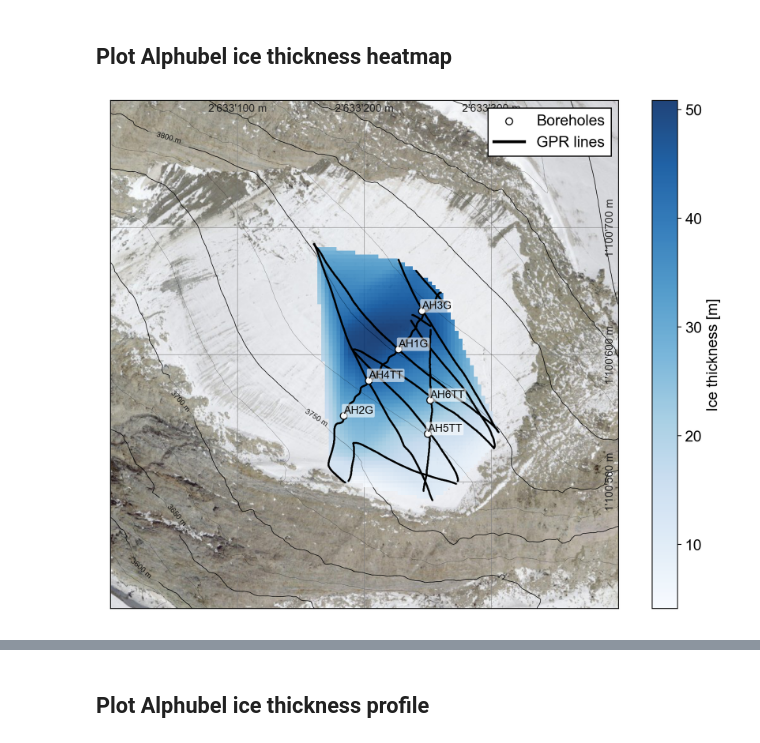
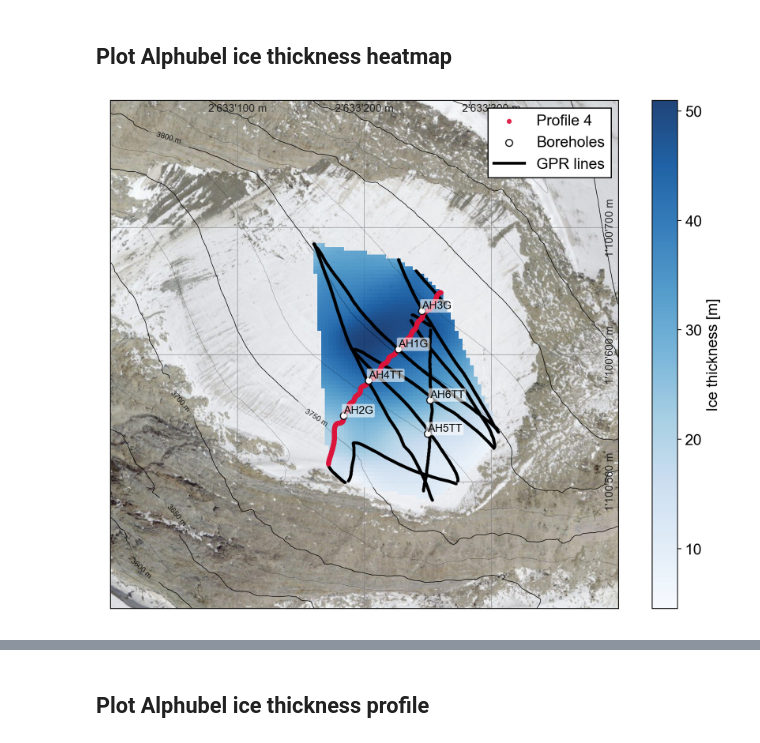
Before and after one commit to sdrocer/polythermal_swiss_glaciers, a Jupyter notebook: processing/analyze_gpr_data.ipynb, the cells around one changed output, grey strips where cells are left out. Drawn from its saved outputs; the diff is of its cells as text; code cells hidden in the pictures.

```diff
--- a/processing/analyze_gpr_data.ipynb
+++ b/processing/analyze_gpr_data.ipynb
@@ -42,7 +43,10 @@ txt_files = [
 # Optional local orthophoto (GeoTIFF). Leave None to use online basemap instead.
 ortho_path = None  # e.g., os.path.join(root_dir, "orthophoto.tif")
 # %%
-points = gpr.load_points_from_txt(txt_files, epsg=2056, drop_duplicates=True, aggregate_duplicates='mean')
-coverage = gpr.make_coverage_polygon(points, method='convex', buffer_m=0.0)  # avoids optimizealpha
-print(points.shape, coverage.crs, coverage.geometry.iloc[0].geom_type)
+# load GPR points from TXT files (force LV95 / EPSG:2056) --> represent gpr lines as points
+gpr_lines = gpr.load_points_from_txt(txt_files, epsg=2056, drop_duplicates=True, aggregate_duplicates='mean')
+
+# Create coverage polygon from GPR lines
+coverage = gpr.make_coverage_polygon(gpr_lines, method='convex', buffer_m=0.0)  # avoids optimizealpha
+print(gpr_lines.shape, coverage.crs, coverage.geometry.iloc[0].geom_type)
 # %% [output]
@@ -70,12 +74,12 @@ Orthophoto saved: /Users/janoschbeer/Library/Mobile Documents/com~apple~CloudDoc
 # %%
 # Interpolation settings
 pixel_size = 3.0    # meters (was 20.0)
-interp_method = 'linear'  # or 'cubic'|'nearest'
+rbf_function = 'linear'  # or 'multiquadric', 'thin_plate', etc.
 
 # Interpolate GPR thickness to a grid (returns grid and its geotransform)
-grid, grid_transform, grid_crs = gpr.interpolate_to_grid(
-    points, value_col='thickness',
-    pixel_size=pixel_size, method=interp_method,
+grid, grid_transform, grid_crs = gpr.interpolate_thickness_to_grid(
+    gpr_lines, value_col='thickness',
+    pixel_size=pixel_size, rbf_function=rbf_function,
     polygon_mask=coverage, padding=0.0
 )
 print("Grid shape:", grid.shape)
@@ -84,15 +104,6 @@ Grid shape: (69, 50)
 # %% [markdown]
 ### Load other data for map
 # %%
-# GPR line tracks (force LV95 / EPSG:2056)
-gpr_lines_path = root_dir + "/bed picks_south/20060101_GPR_picks.shp"
-gpr_lines = gpd.read_file(gpr_lines_path)
-
-# Always assign EPSG:2056 (LV95), even if CRS is missing or wrong in the file
-gpr_lines = gpr_lines.set_crs(epsg=2056, allow_override=True)
-
-print("GPR lines:", len(gpr_lines), "features; CRS:", gpr_lines.crs)
-
 # Load latest borehole positions
 bh_csv = root_dir + "/../../icetemperature_data/thermistor_settings/thermistor_coordinates.csv"
 keep_bh = ["AH1G", "AH2G", "AH3G", "AH4TT", "AH5TT", "AH6TT"]
@@ -142,7 +151,12 @@ with rasterio.open(out_ortho) as src:
     )
 
     # GPR samples as tiny dots
-    gprp.draw_gpr_line_points(ax, gpr_lines, size=3, color='k', alpha=0.5, zorder=6)
+    gprp.draw_gpr_line_points(
+        ax, gpr_lines,
+        size=3, color='k', alpha=0.5, zorder=5,
+        highlight_id=4,  # or 2, etc.
+        highlight_color='crimson', highlight_size=12
+    )
 
     # Plot boreholes as simple, larger dots (no outline)
     if not boreholes.empty:
@@ -158,31 +172,31 @@ with rasterio.open(out_ortho) as src:
                     bbox=dict(boxstyle='round,pad=0.15', fc='white', ec='none', alpha=0.6),
                     zorder=8)
 
     # Legend handle for GPR lines
     ax.plot([], [], color='k', linewidth=0.4, label='GPR lines')
 
     ax.tick_params(axis='both', which='both', length=0, width=0,
                 labelbottom=False, labeltop=False, labelleft=False, labelright=False)
 
     cb = fig.colorbar(im, ax=ax, label='Ice thickness [m]')
 
     # Zoom to bbox (EPSG:2056)
     x0, x1 = 2633000, 2633400
     y0, y1 = 1100400, 1100800
     ax.set_xlim(x0, x1); ax.set_ylim(y0, y1)
 
     # Axes formatting: set major tick spacing and draw subtle grid lines
     gprp.format_axes_coords(ax, x_step=100, y_step=100, thousands='apostrophe', unit='m', decimals=0)
     ax.grid(True, which='major', color='0.5', linewidth=0.6, alpha=0.7)
 
     # Put small coordinate labels inside, on the grid lines (Swiss-map style)
     gprp.annotate_coordinates_on_grid(ax, sides=('top','right'), thousands='apostrophe',
                                      unit='m', decimals=0, fontsize=10, color='0.15')
 
     # Final formatting and save
     gprp.format_plot(ax=ax, legend_loc='upper right', cbar=cb, y_tick_rotation=90, x_tick_rotation=0)
 
     out_fig = ortho_dir + "alphubel_gpr_ice_thickness_map.png"
     plt.savefig(out_fig, dpi=300, bbox_inches='tight', pad_inches=0.1)
 # %% [output]
-[figure, old version]
+[figure, new version]
```
Also changed, not shown: parts of 14 cells of this notebook, 6 other files.
